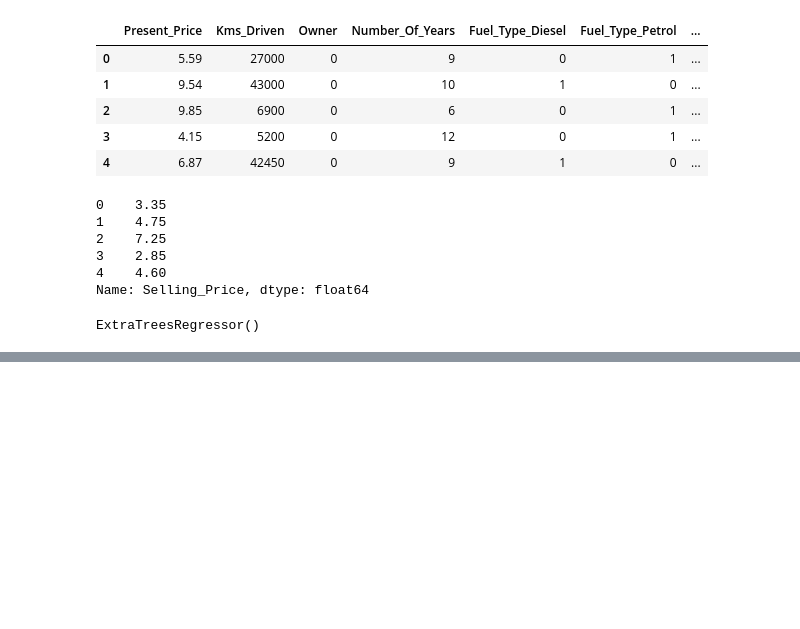
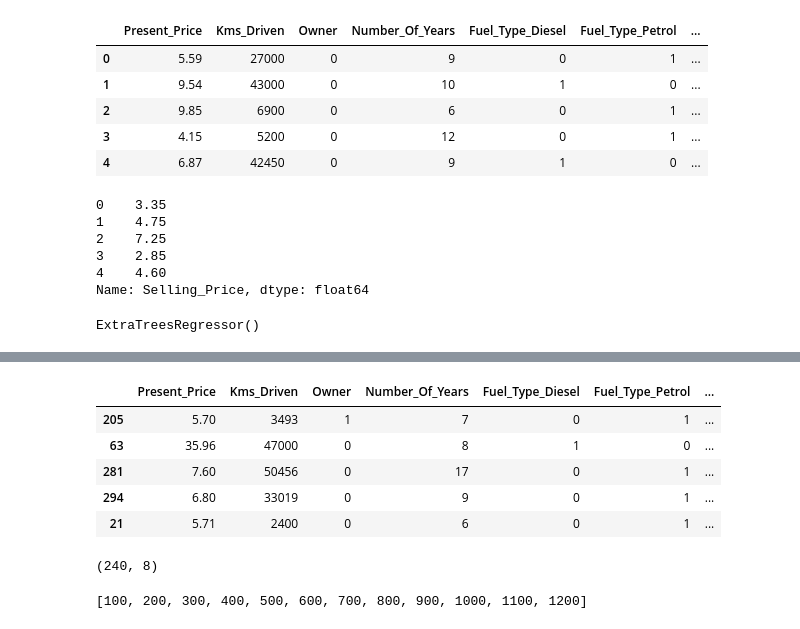
Before and after one commit to Suyog-Dhakal/DataScience-Projects, a Jupyter notebook: CarPricePredictions/UsedCarPricePrediction.ipynb, the cells around one changed output, grey strips where cells are left out. Drawn from its saved outputs; the diff is of its cells as text; code cells hidden in the pictures; blank space fills up the shorter version.

```diff
--- a/CarPricePredictions/UsedCarPricePrediction.ipynb
+++ b/CarPricePredictions/UsedCarPricePrediction.ipynb
@@ -221,2 +225,16 @@ plt.show()
 # %%
-#49
+from sklearn.model_selection import train_test_split
+X_train,X_test,y_train,y_test = train_test_split(X,y,test_size=0.2)
+# %%
+X_train.head()
+# %% [output]
+|  | Present_Price | Kms_Driven | Owner | Number_Of_Years | Fuel_Type_Diesel | Fuel_Type_Petrol | ... |
+| 205 | 5.70 | 3493 | 1 | 7 | 0 | 1 | ... |
+| 63 | 35.96 | 47000 | 0 | 8 | 1 | 0 | ... |
+| 281 | 7.60 | 50456 | 0 | 17 | 0 | 1 | ... |
+| 294 | 6.80 | 33019 | 0 | 9 | 0 | 1 | ... |
+| 21 | 5.71 | 2400 | 0 | 6 | 0 | 1 | ... |
+# %%
+X_train.shape
+# %% [output]
+(240, 8)
@@ -222,0 +244,7 @@ plt.show()
+# %%
+## hyperparameters
+import numpy as np
+n_estimators = [int(x) for x in np.linspace(start = 100, stop = 1200, num = 12)]
+print(n_estimators)
+# %% [output]
+[100, 200, 300, 400, 500, 600, 700, 800, 900, 1000, 1100, 1200]
```
Also changed, not shown: parts of 21 cells of this notebook, 2 other files.
